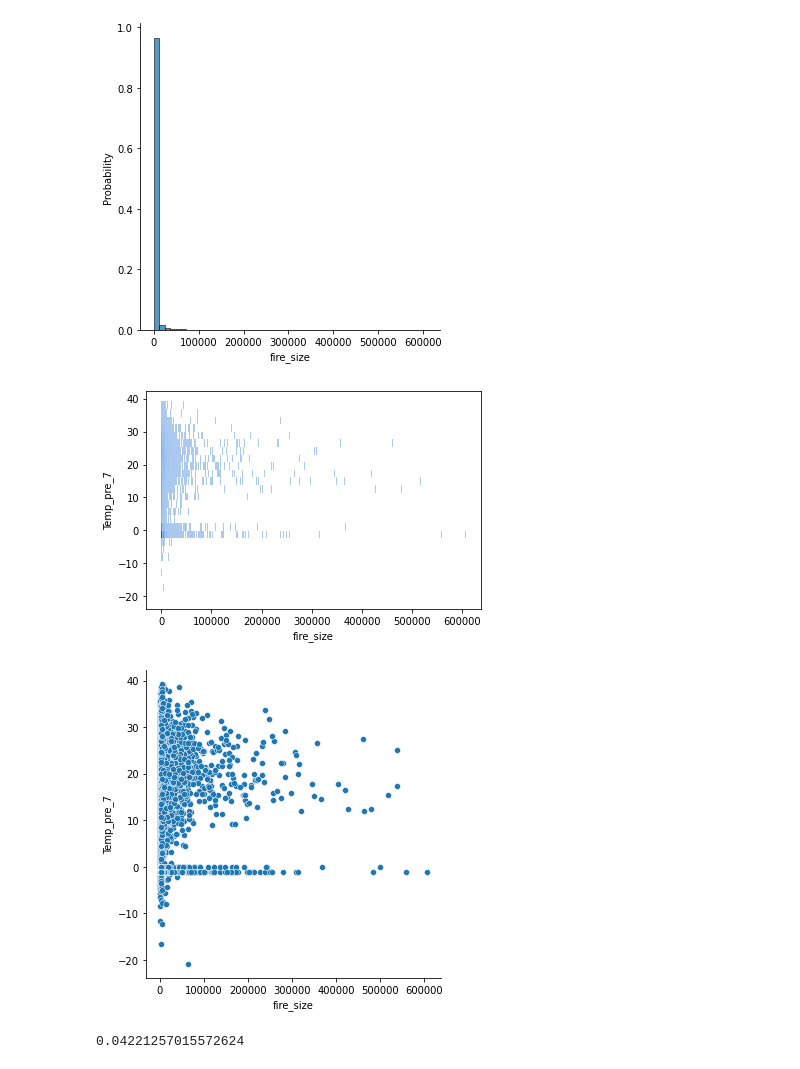
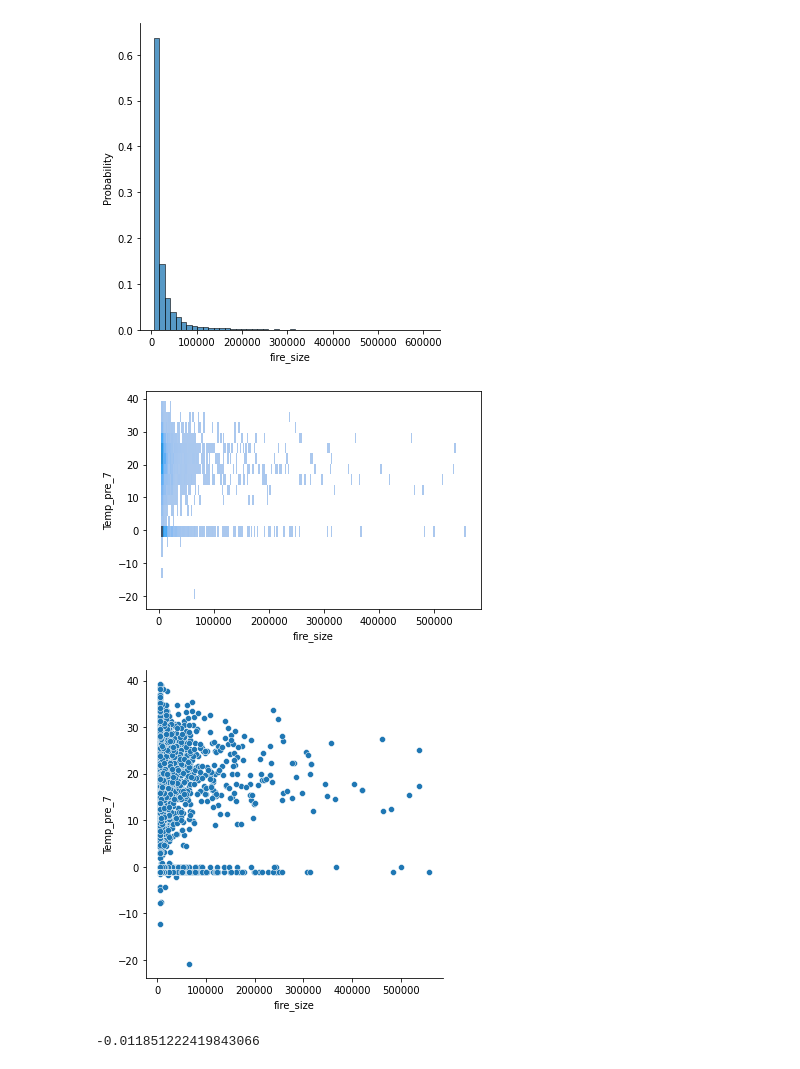
Before and after one commit to PatrykStronski/MultivariateAnalysis_Task3, a Jupyter notebook: fire_size_x_temp.ipynb, the cells around one changed output. Drawn from its saved outputs; the diff is of its cells as text; code cells hidden in the pictures.

Commit message:
fire size analysis began

```diff
--- a/fire_size_x_temp.ipynb
+++ b/fire_size_x_temp.ipynb
@@ -7,25 +7,27 @@ from correlation_estimators import calculate_pearson
 
 df = pd.read_csv('./data/FW_Veg_Rem_Combined.csv')
 
+df = df.loc[df['fire_size_class'] == 'G']
+
 sns.displot(data=df, x='fire_size',  bins=50, stat='probability')
 plt.show()
 # %% [output]
-[figure, old version]
+[figure, new version]
 # %%
-df_pps = pps(df, 'fire_size', 0.1)
+df_pps = pps(df, 'fire_size', 0.05)
 
 sns.histplot(data=df_pps, x='fire_size', y='Temp_pre_7')
 plt.show()
 # %% [output]
-[figure, old version]
+[figure, new version]
 # %%
 
 sns.relplot(data=df_pps, x='fire_size', y='Temp_pre_7')
 plt.show()
 # %% [output]
-[figure, old version]
+[figure, new version]
 # %%
 pr = calculate_pearson(df_pps, 'fire_size', 'Temp_pre_7')
 print(pr)
 # %% [output]
-0.04221257015572624
+-0.011851222419843066
```
Also changed, not shown: 7 other files.
